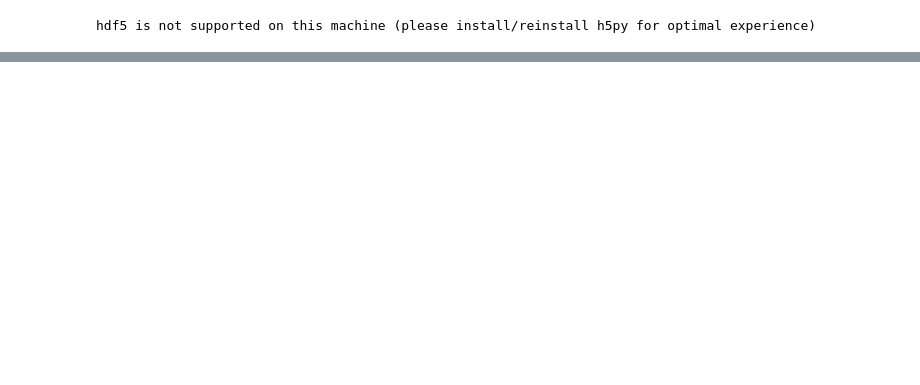
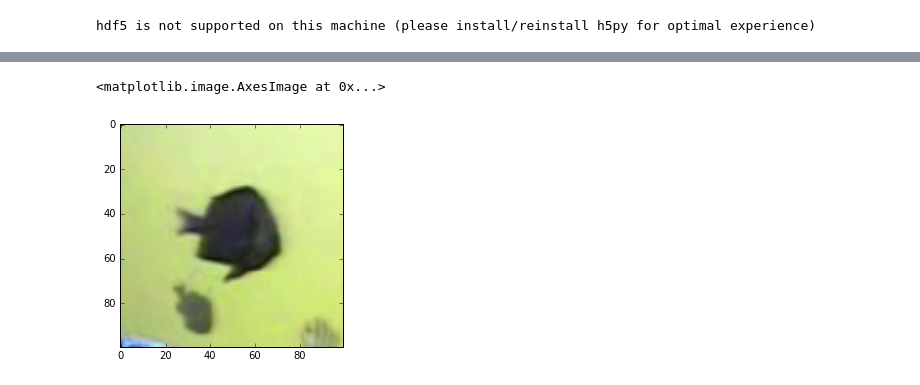
Before and after one commit to sushant-jain/fishesProject, a Jupyter notebook: FishCNN.ipynb, the cells around one changed output, grey strips where cells are left out. Drawn from its saved outputs; the diff is of its cells as text; code cells hidden in the pictures; blank space fills up the shorter version.

```diff
--- a/FishCNN.ipynb
+++ b/FishCNN.ipynb
@@ -28,5 +44,5 @@ def createData():
     return data
 # %%
 #data=createData()
-data=np.load("data.npy")
+data=np.load("data_masked_parallel.npy")
 # %%
@@ -100,0 +143,5 @@ KeyboardInterrupt:
+# %%
+plt.imshow(test_x[n,:,:,0:3])
+# %% [output]
+<matplotlib.image.AxesImage at 0x...>
+[figure, added]
```
Also changed, not shown: parts of 13 cells of this notebook.
